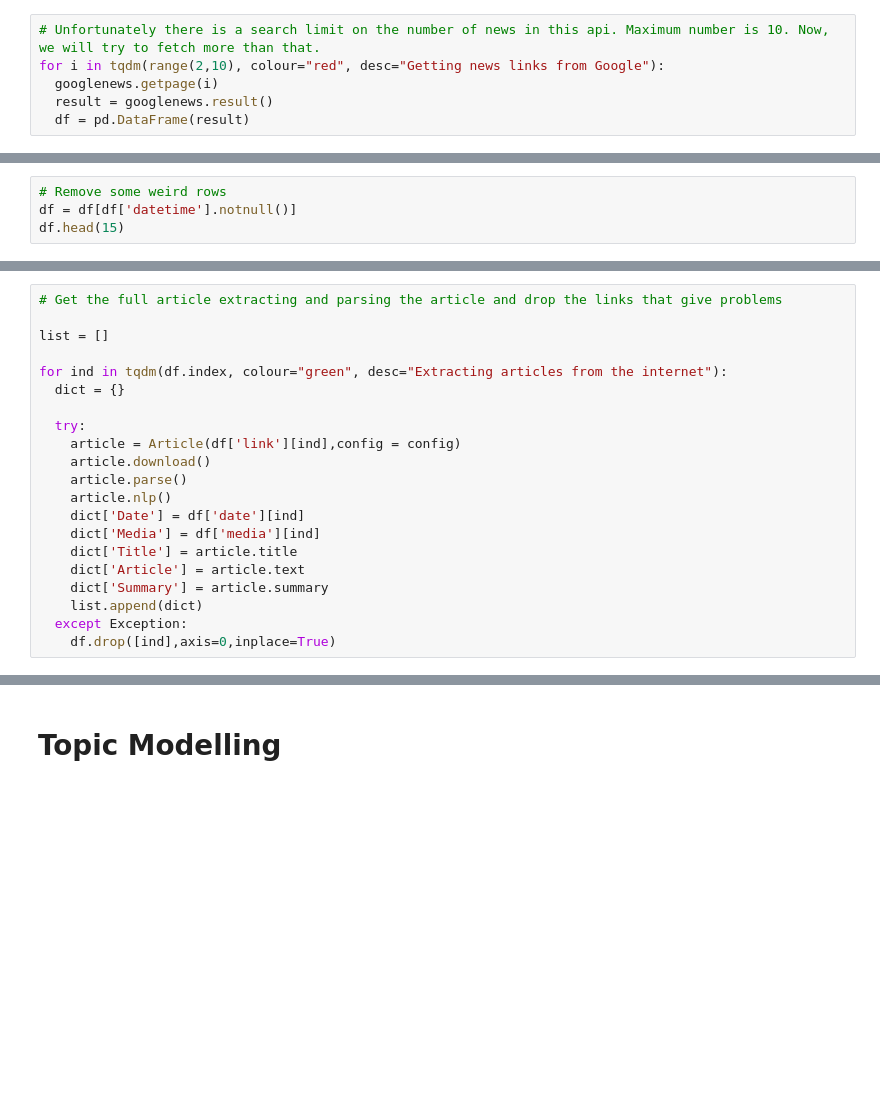
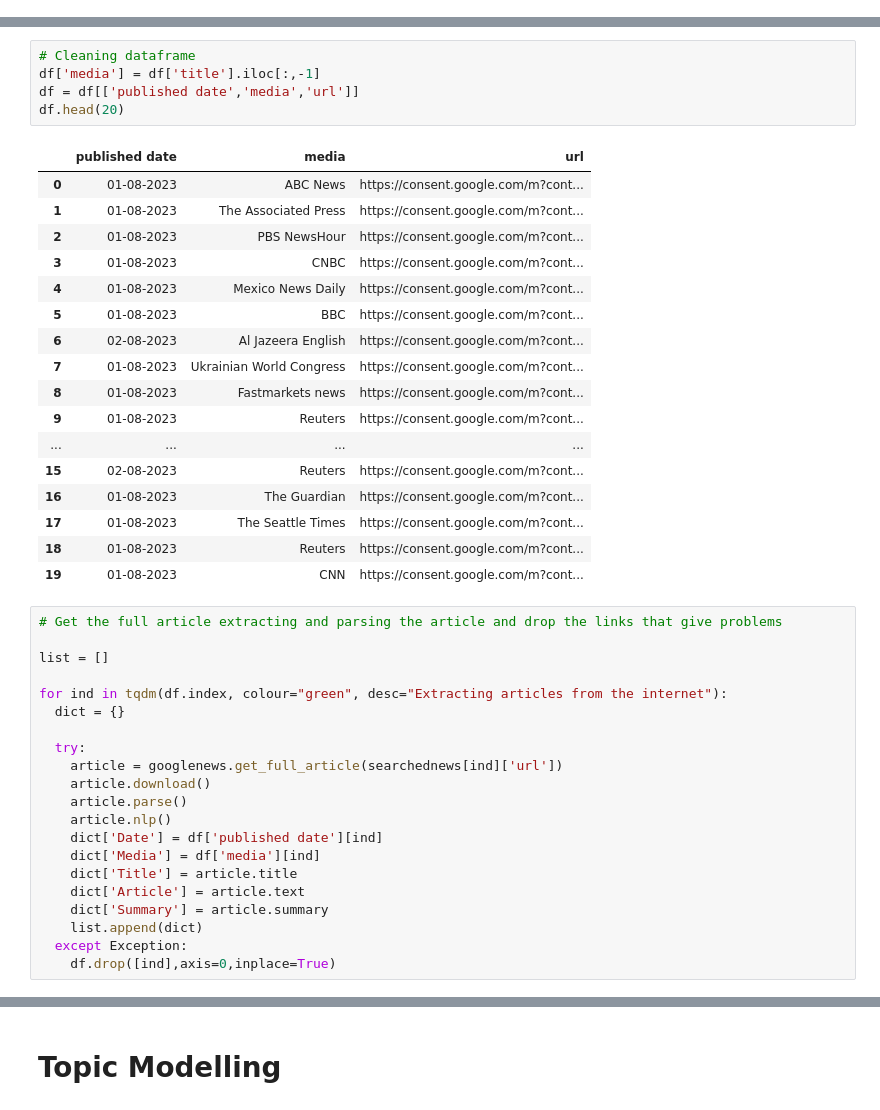
Before and after one commit to alfonrodrisimon/Topic-Modeling-with-Google-News, a Jupyter notebook: notebooks/topic-modelling-with-google-news.ipynb, the cells around one changed output, grey strips where cells are left out. Drawn from its saved outputs; the diff is of its cells as text; blank space fills up the shorter version.

```diff
--- a/notebooks/topic-modelling-with-google-news.ipynb
+++ b/notebooks/topic-modelling-with-google-news.ipynb
@@ -77,6 +70,0 @@ df.iloc[8]['desc']
-# %%
-# Unfortunately there is a search limit on the number of news in this api. Maximum number is 10. Now, we will try to fetch more than that.
-for i in tqdm(range(2,10), colour="red", desc="Getting news links from Google"):
-  googlenews.getpage(i)
-  result = googlenews.result()
-  df = pd.DataFrame(result)
@@ -102,4 +70,0 @@ df.head(15)
-# %%
-# Remove some weird rows
-df = df[df['datetime'].notnull()]
-df.head(15)
@@ -123,3 +94,26 @@ df.head(15)
+# %%
+# Cleaning dataframe
+df['media'] = df['title'].iloc[:,-1]
+df = df[['published date','media','url']]
+df.head(20)
+# %% [output]
+|  | published date | media | url |
+| 0 | 01-08-2023 | ABC News | https://consent.google.com/m?cont... |
+| 1 | 01-08-2023 | The Associated Press | https://consent.google.com/m?cont... |
+| 2 | 01-08-2023 | PBS NewsHour | https://consent.google.com/m?cont... |
+| 3 | 01-08-2023 | CNBC | https://consent.google.com/m?cont... |
+| 4 | 01-08-2023 | Mexico News Daily | https://consent.google.com/m?cont... |
+| 5 | 01-08-2023 | BBC | https://consent.google.com/m?cont... |
+| 6 | 02-08-2023 | Al Jazeera English | https://consent.google.com/m?cont... |
+| 7 | 01-08-2023 | Ukrainian World Congress | https://consent.google.com/m?cont... |
+| 8 | 01-08-2023 | Fastmarkets news | https://consent.google.com/m?cont... |
+| 9 | 01-08-2023 | Reuters | https://consent.google.com/m?cont... |
+| ... | ... | ... | ... |
+| 15 | 02-08-2023 | Reuters | https://consent.google.com/m?cont... |
+| 16 | 01-08-2023 | The Guardian | https://consent.google.com/m?cont... |
+| 17 | 01-08-2023 | The Seattle Times | https://consent.google.com/m?cont... |
+| 18 | 01-08-2023 | Reuters | https://consent.google.com/m?cont... |
+| 19 | 01-08-2023 | CNN | https://consent.google.com/m?cont... |
 # %%
 # Get the full article extracting and parsing the article and drop the links that give problems
 
@@ -129,11 +123,11 @@ for ind in tqdm(df.index, colour="green", desc="Extracting articles from the int
   dict = {}
 
   try:
-    article = Article(df['link'][ind],config = config)
+    article = googlenews.get_full_article(searchednews[ind]['url'])
     article.download()
     article.parse()
     article.nlp()
-    dict['Date'] = df['date'][ind]
+    dict['Date'] = df['published date'][ind]
     dict['Media'] = df['media'][ind]
     dict['Title'] = article.title
     dict['Article'] = article.text
```
Also changed, not shown: parts of 28 cells of this notebook, 1 other file.
